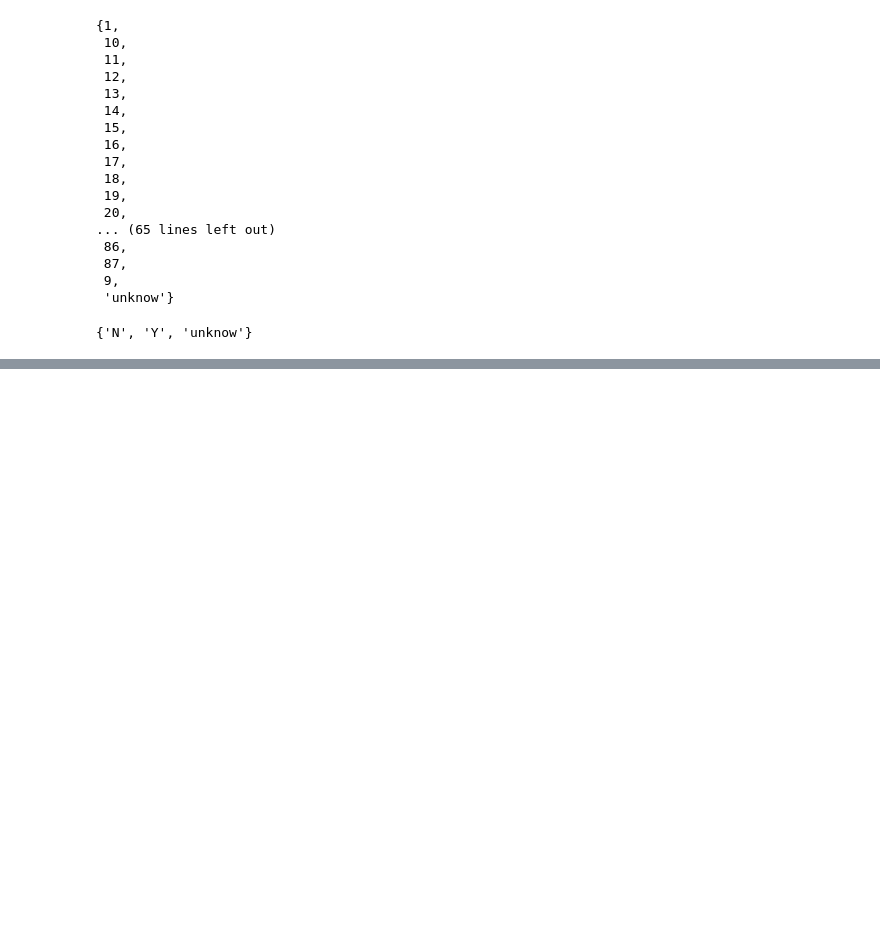
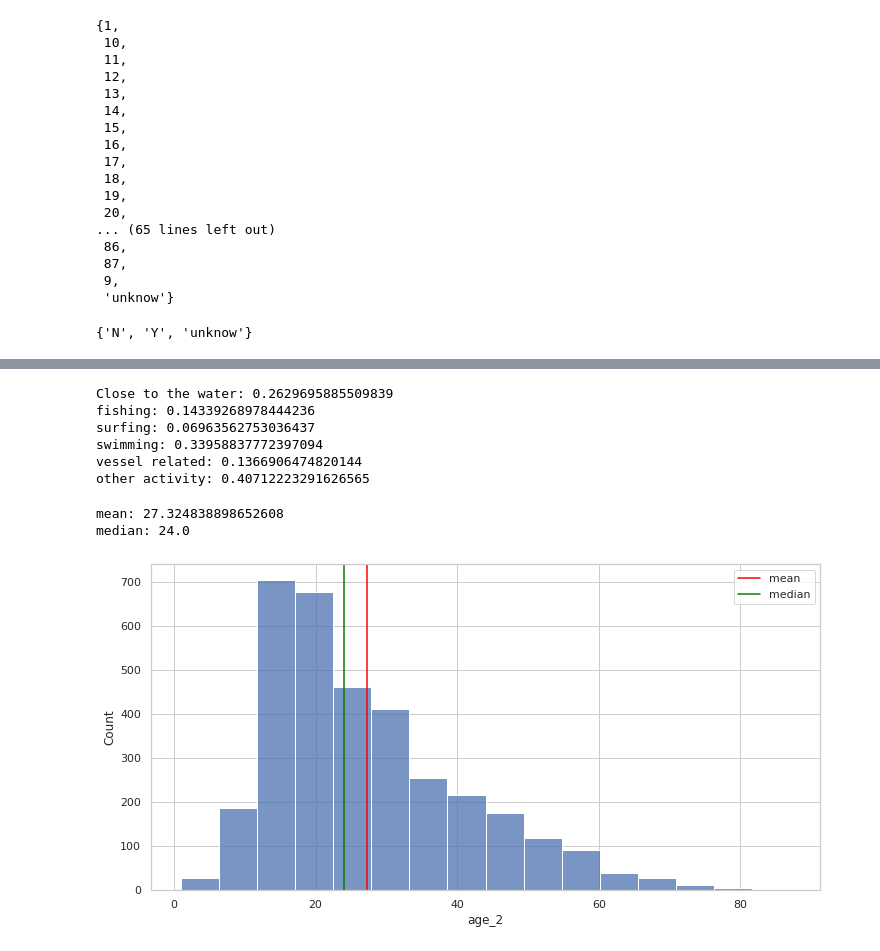
Before and after one commit to Gitfracto/data-cleaning-pandas, a Jupyter notebook: panditas.ipynb, the cells around one changed output, grey strips where cells are left out. Cells and saved outputs as stored; diff of their text form; code cells hidden in the pictures; blank space fills up the shorter version.

```diff
--- a/panditas.ipynb
+++ b/panditas.ipynb
@@ -700,0 +648,26 @@ Name: fatal, Length: 5691, dtype: object
+# %%
+act_fat_group = tiburon_hipotesis.groupby(["fatal"])["activity_verb2"].value_counts().unstack()
+print("Close to the water:",(act_fat_group["Close to the water"]["Y"]/(act_fat_group["Close to the water"]["Y"]+ act_fat_group["Close to the water"]["N"])))
+print("fishing:",(act_fat_group["fishing"]["Y"]/(act_fat_group["fishing"]["Y"]+act_fat_group["fishing"]["N"])))
+print("surfing:",(act_fat_group["surfing"]["Y"]/(act_fat_group["surfing"]["Y"]+act_fat_group["surfing"]["N"])))
+print("swimming:",(act_fat_group["swimming"]["Y"]/(act_fat_group["swimming"]["Y"]+act_fat_group["swimming"]["N"])))
+print("vessel related:",(act_fat_group["vessel related"]["Y"]/(act_fat_group["vessel related"]["Y"]+act_fat_group["vessel related"]["N"])))
+print("other activity:",(act_fat_group["other activity"]["Y"]/(act_fat_group["other activity"]["Y"]+act_fat_group["other activity"]["N"])))
+# %% [output]
+Close to the water: 0.2629695885509839
+fishing: 0.14339268978444236
+surfing: 0.06963562753036437
+swimming: 0.33958837772397094
+vessel related: 0.1366906474820144
+other activity: 0.40712223291626565
+# %%
+graf= sns.histplot(x="age_2", data = tiburon_hipotesis, bins=16)
+graf.axvline(x=tiburon_hipotesis.age_2.mean(), c="red", label="mean")
+graf.axvline(x=tiburon_hipotesis.age_2.median(), c="green", label="median")
+plt.legend();
+print("mean:",tiburon_hipotesis.age_2.mean())
+print("median:",tiburon_hipotesis.age_2.median())
+# %% [output]
+mean: 27.324838898652608
+median: 24.0
+[figure, added]
```
Also changed, not shown: parts of 65 cells of this notebook.
